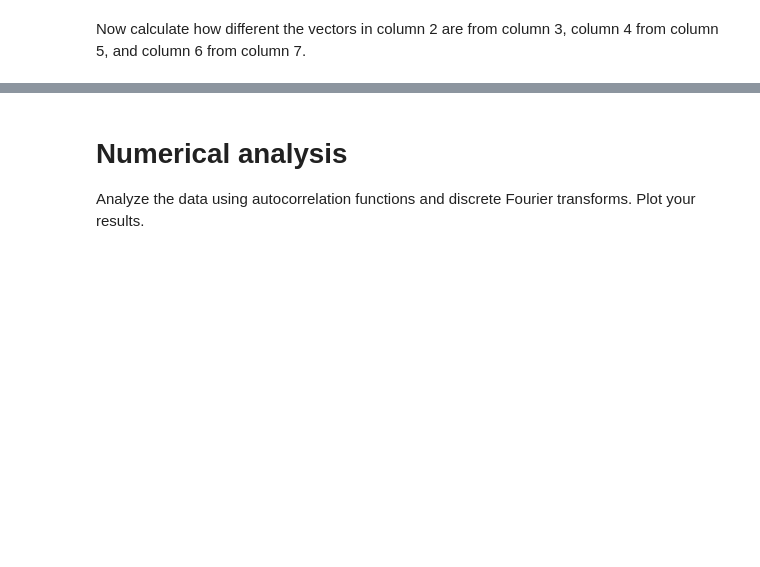
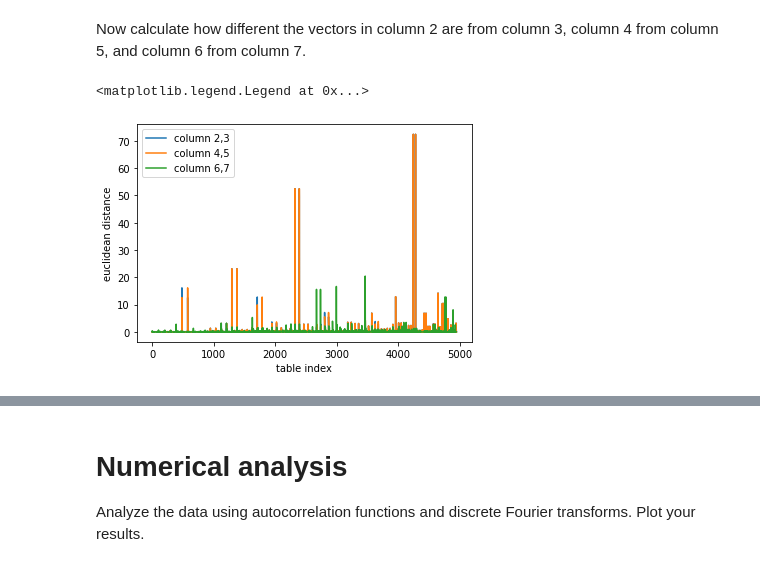
Before and after one commit to bellerophons-pegasus/ssciwr_sdc_team14, a Jupyter notebook: src/notebook_unit1.ipynb, the cells around one changed output, grey strips where cells are left out. Saved outputs shown, nothing was run; the diff lists cells and outputs as text; code cells hidden in the pictures; blank space fills up the shorter version.

```diff
--- a/src/notebook_unit1.ipynb
+++ b/src/notebook_unit1.ipynb
@@ -139,6 +139,11 @@ In this case, consider each of the columns in table.dat as a vector in Euclidean
 (Background: These are dipole moment components in different gauges, the length and velocity gauge.)
 # %%
 # read in table.dat - I suggest reading it as a numpy array
+
+arr = np.loadtxt(filedir+filenames[4],dtype=float,skiprows=1)
+
 # replace the NaNs by zero
+
+arr[np.where(np.isnan(arr))] = 0.
 # %% [markdown]
 Now calculate how different the vectors in column 2 are from column 3, column 4 from column 5, and column 6 from column 7.
@@ -147 +150,19 @@ Now calculate how different the vectors in column 2 are from column 3, column 4
+# %%
+# calculate the Euclidean distance
+
+dx = np.sqrt((arr[:,2]-arr[:,3])**2)
+dy = np.sqrt((arr[:,4]-arr[:,5])**2)
+dz = np.sqrt((arr[:,6]-arr[:,7])**2)
+# %%
+# plot the result and save to a .pdf
+
+plt.plot(dx,label="column 2,3")
+plt.plot(dy,label="column 4,5")
+plt.plot(dz,label="column 6,7")
+plt.xlabel("table index")
+plt.ylabel("euclidean distance")
+plt.legend()
+# %% [output]
+<matplotlib.legend.Legend at 0x...>
+[figure, added]
 # %%
```
Also changed, not shown: parts of 9 cells of this notebook.
